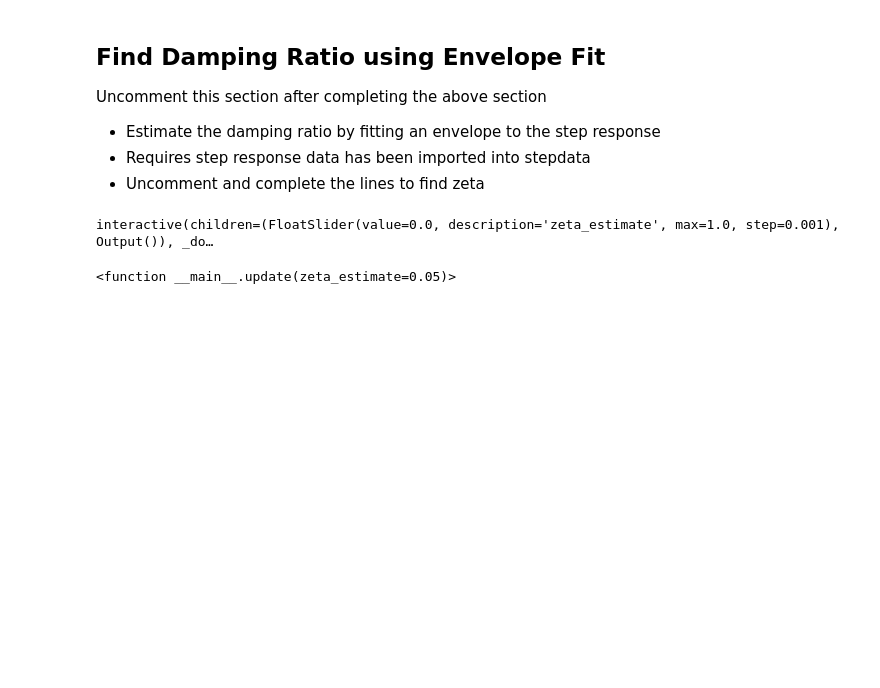
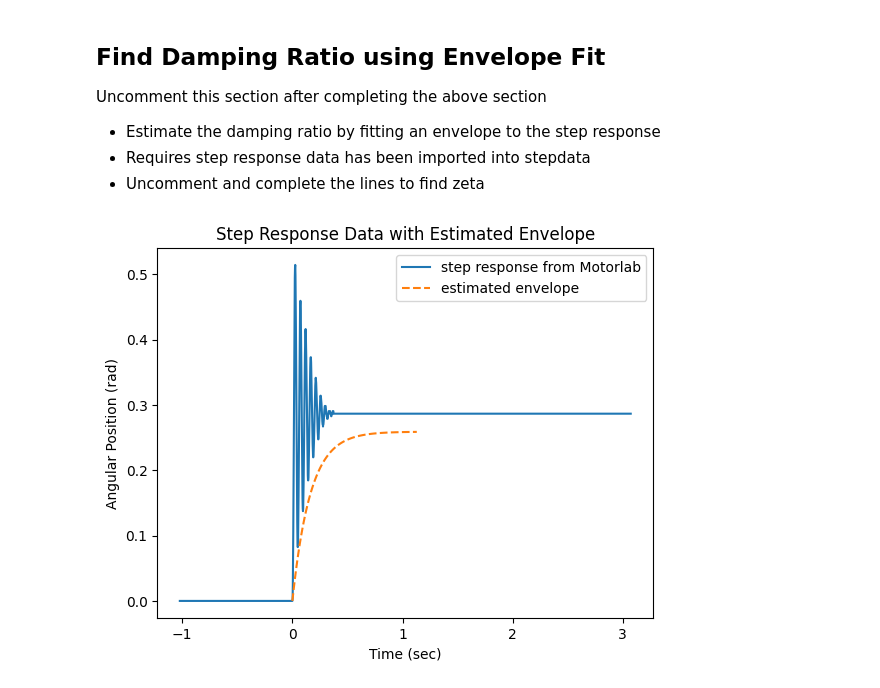
Before and after one commit to mKiloLA/python-based-mne, a Jupyter notebook: control-of-mechanical-systems/Lab_4.ipynb, the cells around one changed output. Drawn from its saved outputs; the diff is of its cells as text; code cells hidden in the pictures; blank space fills up the shorter version.

```diff
--- a/control-of-mechanical-systems/Lab_4.ipynb
+++ b/control-of-mechanical-systems/Lab_4.ipynb
@@ -74,50 +72,42 @@ J = 1.1e-5 + 0.19e-5
 # spring constant (N-m/rad)
 ks = k_estimate
 
 # DC gain of transfer function
 Kdc = kt/ks
 
 # natural freqency (rad/s)
 wn = sqrt(ks / J)
 
 # estimated damping ratio
 zeta_estimate = 0.05
 
 # Generate a step response from a first order system with a pole
 # equal to the real part of the 2nd order poles
 
-def f(zeta_estimate):
-    # real part of poles
-    real_part = zeta_estimate * wn
 
-    envelope_TF = tf(Kdc * real_part, [1, real_part])
-    envelope = step(envelope_TF)
-    return envelope
+# real part of poles
+real_part = zeta_estimate * wn
+envelope_TF = tf(Kdc * real_part, [1, real_part])
+[envelope_y, envelope_time] = step(envelope_TF)
 
-[envelope_time, envelope_y] = f(0.05)
 # Extract data from the experimentally generated step response
 stepdata = loadmat("lab4Data")['stepdata']
 
 # extract time column of the data matrix
 dataTime = [x[0] for x in stepdata]
 
 # extract third angle column of the data matrix
 dataAngle = [x[2] for x in stepdata]
 
 # convert to rad
 dataTh = [kdr * x for x in dataAngle]
-fig = plt.figure(2)
-line, = plt.plot(envelope_time, envelope_y, '--')
-# ax.ylabel('Angular Position (rad)')
-# ax.xlabel('Time (sec)')
-# ax.title('Step Response Data with Estimated Envelope')
-# ax.legend(['step response from Motorlab','estimated envelope'])
 
-def update(zeta_estimate = 0.05):
-    line.set_data(f(zeta_estimate))
-    display(fig)
-
-interact(update, zeta_estimate = FloatSlider(min=0, max=1, step=0.001, value=0))
+plt.figure(2)
+plt.plot(dataTime, dataTh, envelope_time, envelope_y, '--')
+plt.ylabel('Angular Position (rad)')
+plt.xlabel('Time (sec)')
+plt.title('Step Response Data with Estimated Envelope')
+plt.legend(['step response from Motorlab','estimated envelope'])
+plt.show()
 # %% [output]
-interactive(children=(FloatSlider(value=0.0, description='zeta_estimate', max=1.0, step=0.001), Output()), _do…
-<function __main__.update(zeta_estimate=0.05)>
+[figure, added]
```
Also changed, not shown: parts of 4 cells of this notebook, 2 other files.
